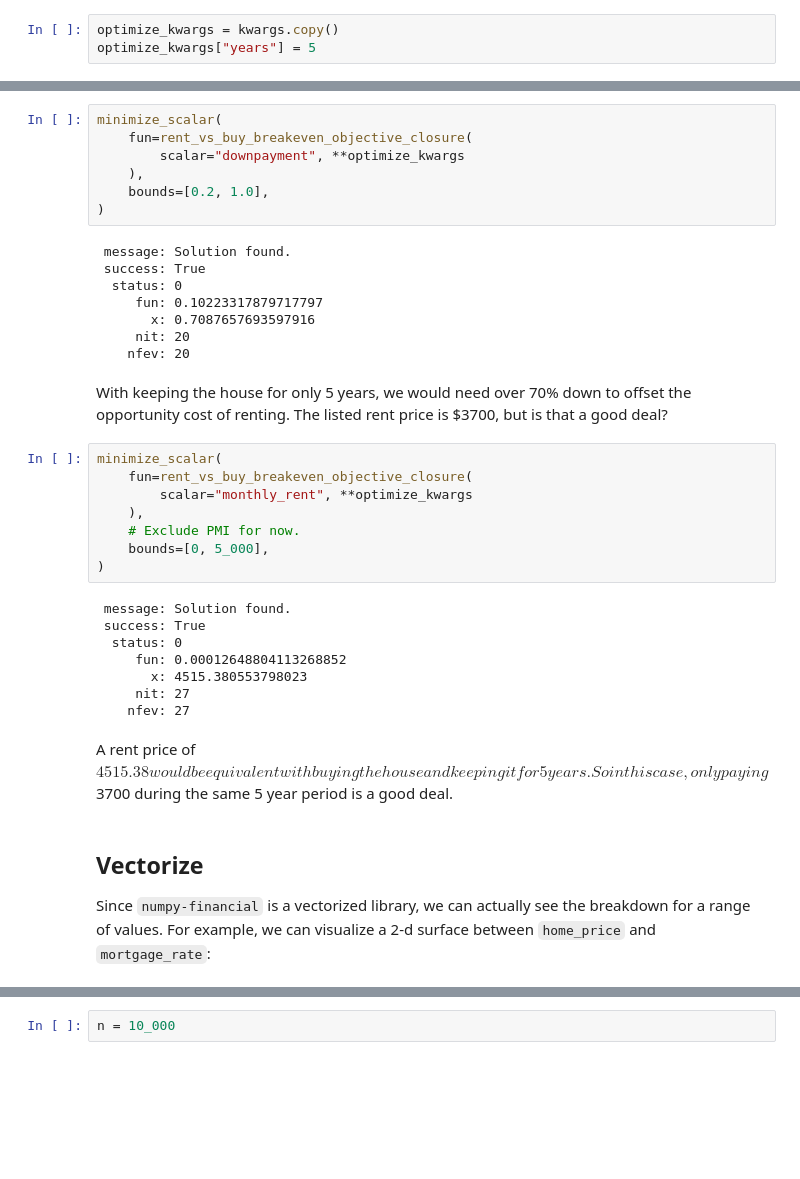
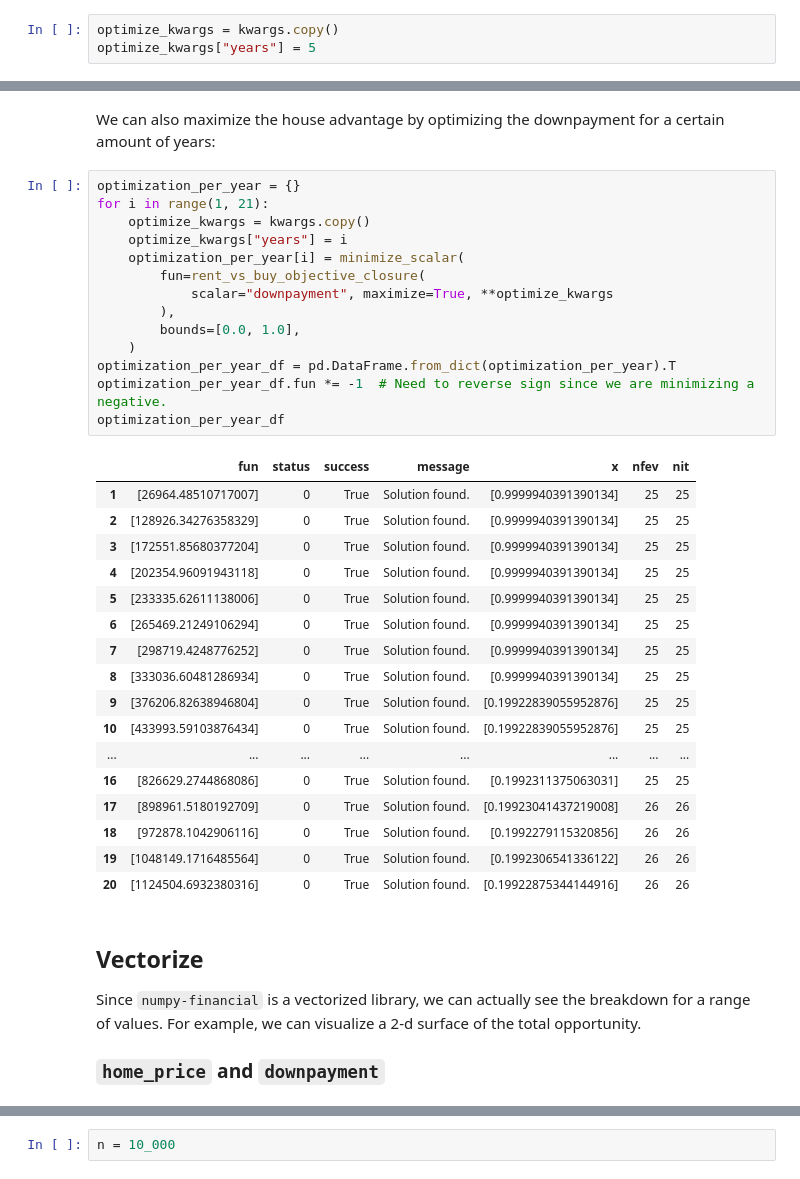
Before and after one commit to jakee417/mortgage_forecast, a Jupyter notebook: rent_vs_buy_blog_post.ipynb, the cells around one changed output, grey strips where cells are left out. Drawn from its saved outputs; the diff is of its cells as text; blank space fills up the shorter version.

```diff
--- a/rent_vs_buy_blog_post.ipynb
+++ b/rent_vs_buy_blog_post.ipynb
@@ -242,39 +250,39 @@ It seems we would need an interest rate of <0.05 for this to make sense. What ab
-# %%
-minimize_scalar(
-    fun=rent_vs_buy_breakeven_objective_closure(
-        scalar="downpayment", **optimize_kwargs
-    ),
-    bounds=[0.2, 1.0],
-)
-# %% [output]
- message: Solution found.
- success: True
-  status: 0
-     fun: 0.10223317879717797
-       x: 0.7087657693597916
-     nit: 20
-    nfev: 20
-# %% [markdown]
-With keeping the house for only 5 years, we would need over 70% down to offset the opportunity cost of renting. The listed rent price is $3700, but is that a good deal?
-# %%
-minimize_scalar(
-    fun=rent_vs_buy_breakeven_objective_closure(
-        scalar="monthly_rent", **optimize_kwargs
-    ),
-    # Exclude PMI for now.
-    bounds=[0, 5_000],
-)
-# %% [output]
- message: Solution found.
- success: True
-  status: 0
-     fun: 0.00012648804113268852
-       x: 4515.380553798023
-     nit: 27
-    nfev: 27
-# %% [markdown]
-A rent price of $4515.38 would be equivalent with buying the house and keeping it for 5 years. So in this case, only paying $3700 during the same 5 year period is a good deal.
+# %% [markdown]
+We can also maximize the house advantage by optimizing the downpayment for a certain amount of years:
+# %%
+optimization_per_year = {}
+for i in range(1, 21):
+    optimize_kwargs = kwargs.copy()
+    optimize_kwargs["years"] = i
+    optimization_per_year[i] = minimize_scalar(
+        fun=rent_vs_buy_objective_closure(
+            scalar="downpayment", maximize=True, **optimize_kwargs
+        ),
+        bounds=[0.0, 1.0],
+    )
+optimization_per_year_df = pd.DataFrame.from_dict(optimization_per_year).T
+optimization_per_year_df.fun *= -1  # Need to reverse sign since we are minimizing a negative.
+optimization_per_year_df
+# %% [output]
+|  | fun | status | success | message | x | nfev | nit |
+| 1 | [26964.48510717007] | 0 | True | Solution found. | [0.9999940391390134] | 25 | 25 |
+| 2 | [128926.34276358329] | 0 | True | Solution found. | [0.9999940391390134] | 25 | 25 |
+| 3 | [172551.85680377204] | 0 | True | Solution found. | [0.9999940391390134] | 25 | 25 |
+| 4 | [202354.96091943118] | 0 | True | Solution found. | [0.9999940391390134] | 25 | 25 |
+| 5 | [233335.62611138006] | 0 | True | Solution found. | [0.9999940391390134] | 25 | 25 |
+| 6 | [265469.21249106294] | 0 | True | Solution found. | [0.9999940391390134] | 25 | 25 |
+| 7 | [298719.4248776252] | 0 | True | Solution found. | [0.9999940391390134] | 25 | 25 |
+| 8 | [333036.60481286934] | 0 | True | Solution found. | [0.9999940391390134] | 25 | 25 |
+| 9 | [376206.82638946804] | 0 | True | Solution found. | [0.19922839055952876] | 25 | 25 |
+| 10 | [433993.59103876434] | 0 | True | Solution found. | [0.19922839055952876] | 25 | 25 |
+| ... | ... | ... | ... | ... | ... | ... | ... |
+| 16 | [826629.2744868086] | 0 | True | Solution found. | [0.1992311375063031] | 25 | 25 |
+| 17 | [898961.5180192709] | 0 | True | Solution found. | [0.19923041437219008] | 26 | 26 |
+| 18 | [972878.1042906116] | 0 | True | Solution found. | [0.1992279115320856] | 26 | 26 |
+| 19 | [1048149.1716485564] | 0 | True | Solution found. | [0.1992306541336122] | 26 | 26 |
+| 20 | [1124504.6932380316] | 0 | True | Solution found. | [0.19922875344144916] | 26 | 26 |
 # %% [markdown]
 ## Vectorize
-Since `numpy-financial` is a vectorized library, we can actually see the breakdown for a range of values. For example, we can visualize a 2-d surface between `home_price` and `mortgage_rate`:
+Since `numpy-financial` is a vectorized library, we can actually see the breakdown for a range of values. For example, we can visualize a 2-d surface of the total opportunity.
+### `home_price` and `downpayment`
 # %%
```
Also changed, not shown: parts of 34 cells of this notebook, 4 other files.
